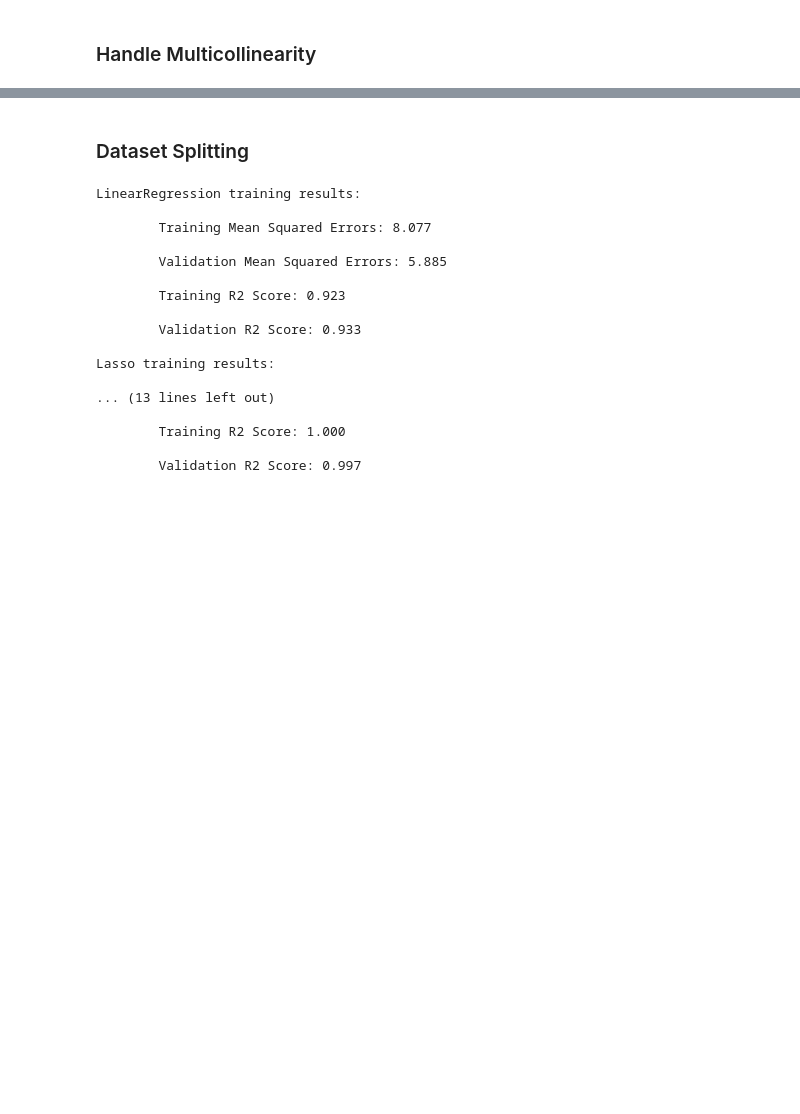
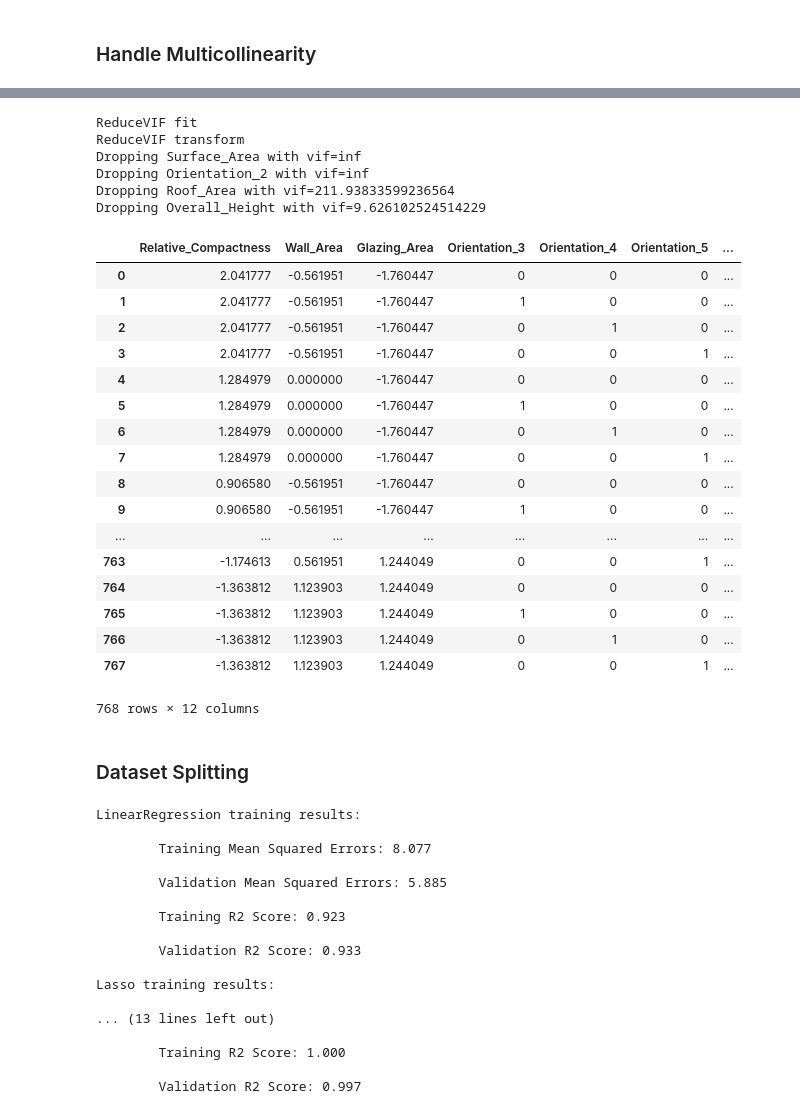
Before and after one commit to sammykyu/Energy-Efficiency-Prediction, a Jupyter notebook: HeatingLoadPrediction.ipynb, the cells around one changed output, grey strips where cells are left out. Cells and saved outputs as stored; diff of their text form; code cells hidden in the pictures; blank space fills up the shorter version.

```diff
--- a/HeatingLoadPrediction.ipynb
+++ b/HeatingLoadPrediction.ipynb
@@ -186,14 +199,39 @@ strong multicollinearity problems or that the design matrix is singular.
 # %%
 features = features_raw
 
-#import Helper
+import Helper
 
-#transformer = Helper.ReduceVIF(impute=False)
-#transformer.fit_transform(features_raw, output)
+transformer = Helper.ReduceVIF(impute=False)
+transformer.fit_transform(features_raw, output)
 
 #features = features_raw.drop(['Surface_Area', 'Overall_Height','Orientation_2','Orientation_3','Orientation_4','Orientation_5', 'Roof_Area'], axis = 1)
 #results = smf.OLS(output, features).fit()
 #print(results.summary())
+# %% [output]
+ReduceVIF fit
+ReduceVIF transform
+Dropping Surface_Area with vif=inf
+Dropping Orientation_2 with vif=inf
+Dropping Roof_Area with vif=211.93833599236564
+Dropping Overall_Height with vif=9.626102524514229
+|  | Relative_Compactness | Wall_Area | Glazing_Area | Orientation_3 | Orientation_4 | Orientation_5 | ... |
+| 0 | 2.041777 | -0.561951 | -1.760447 | 0 | 0 | 0 | ... |
+| 1 | 2.041777 | -0.561951 | -1.760447 | 1 | 0 | 0 | ... |
+| 2 | 2.041777 | -0.561951 | -1.760447 | 0 | 1 | 0 | ... |
+| 3 | 2.041777 | -0.561951 | -1.760447 | 0 | 0 | 1 | ... |
+| 4 | 1.284979 | 0.000000 | -1.760447 | 0 | 0 | 0 | ... |
+| 5 | 1.284979 | 0.000000 | -1.760447 | 1 | 0 | 0 | ... |
+| 6 | 1.284979 | 0.000000 | -1.760447 | 0 | 1 | 0 | ... |
+| 7 | 1.284979 | 0.000000 | -1.760447 | 0 | 0 | 1 | ... |
+| 8 | 0.906580 | -0.561951 | -1.760447 | 0 | 0 | 0 | ... |
+| 9 | 0.906580 | -0.561951 | -1.760447 | 1 | 0 | 0 | ... |
+| ... | ... | ... | ... | ... | ... | ... | ... |
+| 763 | -1.174613 | 0.561951 | 1.244049 | 0 | 0 | 1 | ... |
+| 764 | -1.363812 | 1.123903 | 1.244049 | 0 | 0 | 0 | ... |
+| 765 | -1.363812 | 1.123903 | 1.244049 | 1 | 0 | 0 | ... |
+| 766 | -1.363812 | 1.123903 | 1.244049 | 0 | 1 | 0 | ... |
+| 767 | -1.363812 | 1.123903 | 1.244049 | 0 | 0 | 1 | ... |
+768 rows × 12 columns
 # %% [markdown]
 ### Dataset Splitting
 # %%
```
Also changed, not shown: parts of 3 cells of this notebook, 1 other file.
